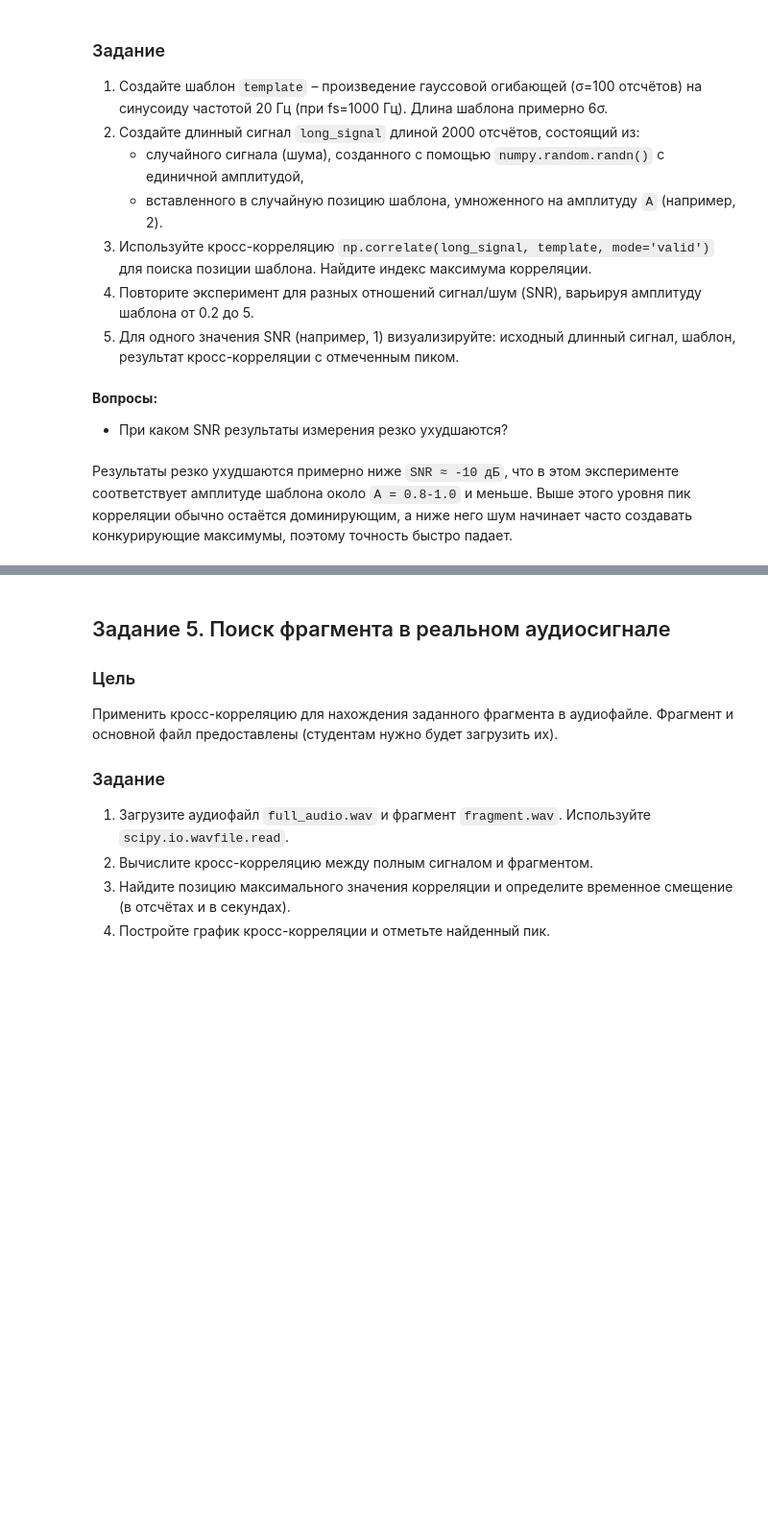
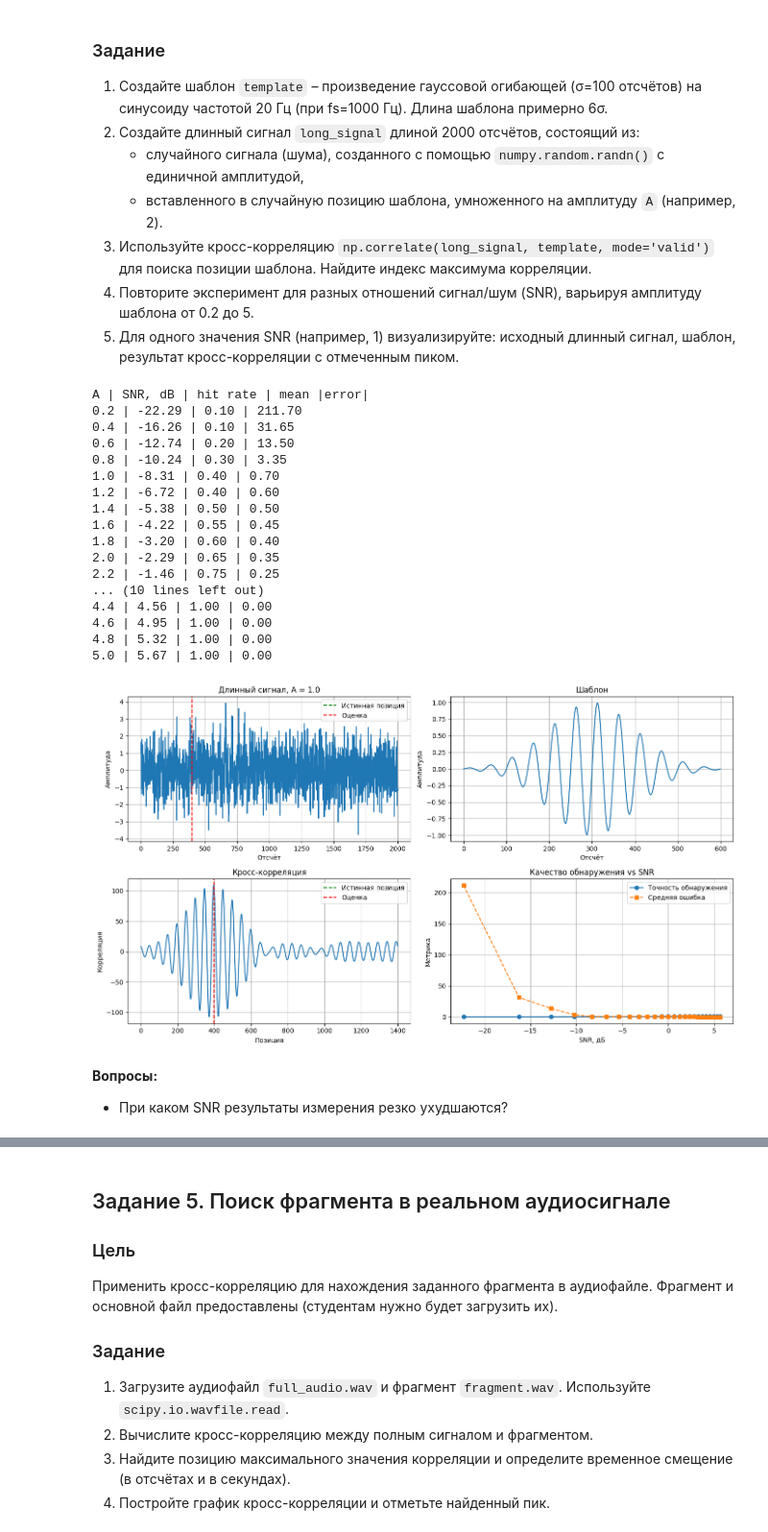
Before and after one commit to korzhimanov/dsp-seminars, a Jupyter notebook: seminars/kondakov_lab3.ipynb, the cells around one changed output, grey strips where cells are left out. Shown at 96% size. Drawn from its saved outputs; the diff is of its cells as text; code cells hidden in the pictures; blank space fills up the shorter version.

```diff
--- a/seminars/kondakov_lab3.ipynb
+++ b/seminars/kondakov_lab3.ipynb
@@ -336,26 +330,15 @@ metrics = []
 
 for A in amps:
     errors = []
-    hits = 0
     for seed in range(n_trials):
         rng = np.random.default_rng(5000 + seed)
         long_signal = rng.standard_normal(long_len)
         insert_pos = int(rng.integers(0, long_len - len(template) + 1))
         long_signal[insert_pos:insert_pos + len(template)] += A * template
+        estimate = int(np.argmax(np.correlate(long_signal, template, mode='valid')))
+        errors.append(abs(estimate - insert_pos))
 
-        corr = np.correlate(long_signal, template, mode='valid')
-        estimate = int(np.argmax(corr))
-        error = abs(estimate - insert_pos)
-        errors.append(error)
-        hits += int(error == 0)
-
-    snr_linear = A * template_rms
-    metrics.append({
-        'A': A,
-        'snr_db': 20 * np.log10(snr_linear),
-        'hit_rate': hits / n_trials,
-        'mean_abs_error': np.mean(errors),
-    })
+    metrics.append((A, 20 * np.log10(A * template_rms), np.mean(np.array(errors) == 0), np.mean(errors)))
 
 example_A = 1.0
 rng = np.random.default_rng(2024)
@@ -373,39 +356,56 @@ axes[0, 0].set_title(f'Длинный сигнал, A = {example_A}')
 axes[0, 0].set_xlabel('Отсчёт')
 axes[0, 0].set_ylabel('Амплитуда')
 axes[0, 0].legend()
 axes[0, 0].grid(True)
 
 axes[0, 1].plot(template)
 axes[0, 1].set_title('Шаблон')
 axes[0, 1].set_xlabel('Отсчёт')
 axes[0, 1].set_ylabel('Амплитуда')
 axes[0, 1].grid(True)
 
 axes[1, 0].plot(corr)
 axes[1, 0].axvline(insert_pos, color='green', linestyle='--', label='Истинная позиция')
 axes[1, 0].axvline(estimate, color='red', linestyle='--', label='Оценка')
 axes[1, 0].set_title('Кросс-корреляция')
 axes[1, 0].set_xlabel('Позиция')
 axes[1, 0].set_ylabel('Корреляция')
 axes[1, 0].legend()
 axes[1, 0].grid(True)
 
-axes[1, 1].plot([row['snr_db'] for row in metrics], [row['hit_rate'] for row in metrics], 'o-', label='Точность обнаружения')
-axes[1, 1].plot([row['snr_db'] for row in metrics], [row['mean_abs_error'] for row in metrics], 's--', label='Средняя ошибка')
+axes[1, 1].plot([row[1] for row in metrics], [row[2] for row in metrics], 'o-', label='Точность обнаружения')
+axes[1, 1].plot([row[1] for row in metrics], [row[3] for row in metrics], 's--', label='Средняя ошибка')
 axes[1, 1].set_title('Качество обнаружения vs SNR')
 axes[1, 1].set_xlabel('SNR, дБ')
 axes[1, 1].set_ylabel('Метрика')
 axes[1, 1].legend()
 axes[1, 1].grid(True)
 
 plt.tight_layout()
 plt.show()
 
 print('A | SNR, dB | hit rate | mean |error|')
-for row in metrics:
-    print(f"{row['A']:.1f} | {row['snr_db']:.2f} | {row['hit_rate']:.2f} | {row['mean_abs_error']:.2f}")
+for A, snr_db, hit_rate, mean_abs_error in metrics:
+    print(f'{A:.1f} | {snr_db:.2f} | {hit_rate:.2f} | {mean_abs_error:.2f}')
+# %% [output]
+A | SNR, dB | hit rate | mean |error|
+0.2 | -22.29 | 0.10 | 211.70
+0.4 | -16.26 | 0.10 | 31.65
+0.6 | -12.74 | 0.20 | 13.50
+0.8 | -10.24 | 0.30 | 3.35
+1.0 | -8.31 | 0.40 | 0.70
+1.2 | -6.72 | 0.40 | 0.60
+1.4 | -5.38 | 0.50 | 0.50
+1.6 | -4.22 | 0.55 | 0.45
+1.8 | -3.20 | 0.60 | 0.40
+2.0 | -2.29 | 0.65 | 0.35
+2.2 | -1.46 | 0.75 | 0.25
+... (10 lines left out)
+4.4 | 4.56 | 1.00 | 0.00
+4.6 | 4.95 | 1.00 | 0.00
+4.8 | 5.32 | 1.00 | 0.00
+5.0 | 5.67 | 1.00 | 0.00
+[figure, added]
 # %% [markdown]
 **Вопросы:**
 - При каком SNR результаты измерения резко ухудшаются?
-# %% [markdown]
-Результаты резко ухудшаются примерно ниже `SNR ≈ -10 дБ`, что в этом эксперименте соответствует амплитуде шаблона около `A = 0.8-1.0` и меньше. Выше этого уровня пик корреляции обычно остаётся доминирующим, а ниже него шум начинает часто создавать конкурирующие максимумы, поэтому точность быстро падает.
```
Also changed, not shown: parts of 15 cells of this notebook.
